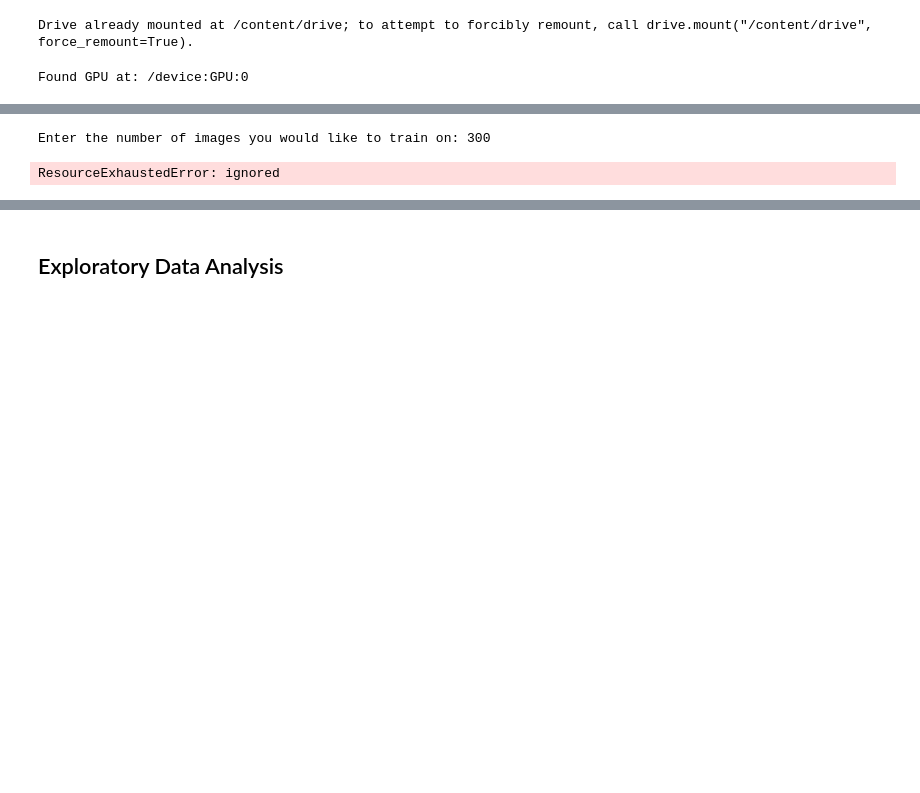
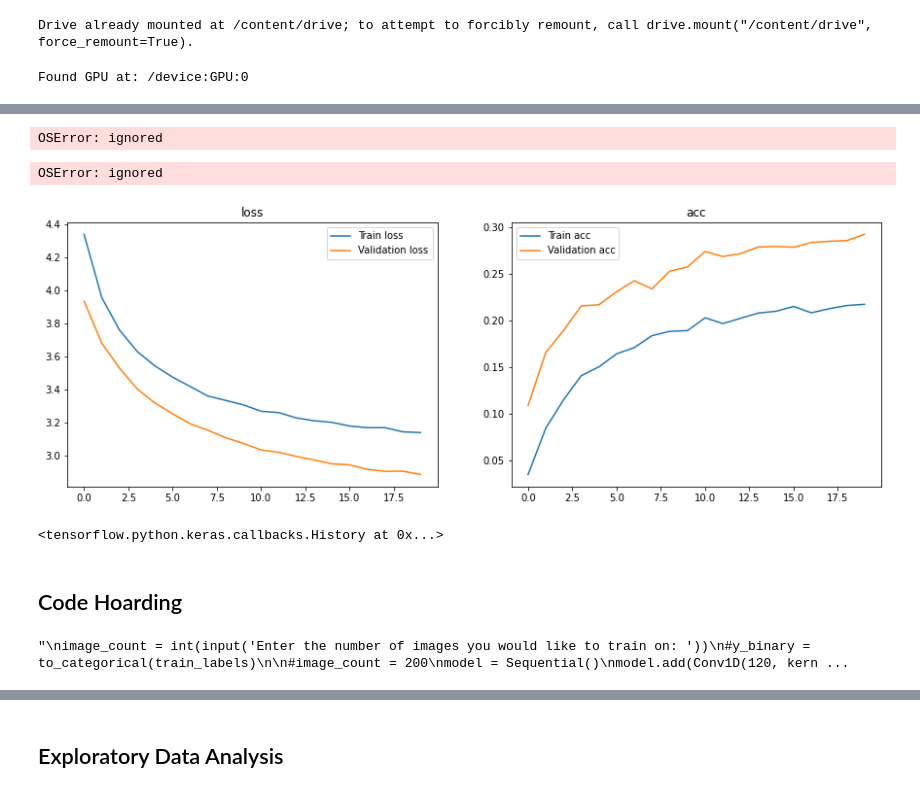
Before and after one commit to rweidinger/dogapp, a Jupyter notebook: GPU_Puppy_Party.ipynb, the cells around one changed output, grey strips where cells are left out. Cells and saved outputs as stored; diff of their text form; code cells hidden in the pictures; blank space fills up the shorter version.

Commit message:
Code cleaning and added code to use tensorboard. However, tensorboard is not yet working.

```diff
--- a/GPU_Puppy_Party.ipynb
+++ b/GPU_Puppy_Party.ipynb
@@ -221,7 +154,7 @@ len(Z)
 # one hot encode the image labels for training
 label_encoder= LabelEncoder()
 Y = label_encoder.fit_transform(Z)
-Y = to_categorical(Y,10)
+Y = to_categorical(Y,breed_count)
 X = np.array(X)
 X=X/255
 
@@ -310,6 +244,19 @@ _________________________________________________________________
 # %%
+# fire up tensorboard
+LOG_DIR = './log'
+get_ipython().system_raw(
+    'tensorboard --logdir {} --host 0.0.0.0 --port 6006 &'
+    .format(LOG_DIR)
+)
+get_ipython().system_raw('./ngrok http 6006 &')
+
+! curl -s http://localhost:4040/api/tunnels | python3 -c \
+    "import sys, json; print(json.load(sys.stdin)['tunnels'][0]['public_url'])"
+print('Tensorboard started.')
+
+model_path = 'drive/My Drive/DogApp/model/'
 checkpoint = ModelCheckpoint(
-    './base.model',
+    filepath = model_path + 'base.model',#'./base.model',
     monitor='val_loss',
     verbose=1,
     save_best_only=True,
@@ -353,23 +302,24 @@ WARNING:tensorflow:`period` argument is deprecated. Please use `save_freq` to sp
 WARNING:tensorflow:`write_grads` will be ignored in TensorFlow 2.0 for the `TensorBoard` Callback.
 WARNING:tensorflow:`batch_size` is no longer needed in the `TensorBoard` Callback and will be ignored in TensorFlow 2.0.
 # %%
+# stable!
 #-----------Optimizers-----------#
 opt = SGD(lr=1e-4,momentum=0.99)
 opt1 = Adam(lr=1e-2)
 #----------Compile---------------#
 model.compile(
     loss='categorical_crossentropy',
-    optimizer='adam',
+    optimizer='Adam',
     metrics=['accuracy']
 )
 #-----------Training------------#
 batch_size = 16
 history = model.fit_generator(
-    augs_gen.flow(x_train,y_train,batch_size=16),
+    augs_gen.flow(x_train,y_train,batch_size=batch_size),#[0][0].repeat(repeats=[2], axis=0),
     validation_data  = (x_test,y_test),
     validation_steps = np.ceil(len(x_test) / batch_size),
     steps_per_epoch  = np.ceil(len(x_train) / batch_size),
-    epochs = 10,
+    epochs = 3,
     verbose = 1,
     callbacks=callbacks
 )
@@ -394,4 +364,38 @@ Epoch 00010: val_loss did not improve from 0.37262
+# %%
+root_path = 'drive/My Drive/DogApp'
+
+!mkdir -p saved_model
+model.save('saved_model/my_model')
+
+model.save(root_path + './base.model/model.h5')
+# %% [output]
+OSError: ignored
+# %%
+show_final_history(history)
+model.load_weights('./base.model')
+model_score = model.evaluate(x_test,y_test)
+print("Model Test Loss:",model_score[0])
+print("Model Test Accuracy:",model_score[1])
+
+model_json = model.to_json()
+with open("model.json","w") as json_file:
+    json_file.write(model_json)
+
+root_path = 'drive/My Drive/DogApp/'
+
+model.save(root_path + 'model.h5')
+print("Weights Saved")
+# %% [output]
+OSError: ignored
+[figure, added]
+# %%
+history
+# %% [output]
+<tensorflow.python.keras.callbacks.History at 0x...>
+# %% [markdown]
+## Code Hoarding
 # %%
+'''
 image_count = int(input('Enter the number of images you would like to train on: '))
 #y_binary = to_categorical(train_labels)
 
@@ -407,6 +411,6 @@ model.add(Dense(250, activation = 'relu'))
 model.add(Dense(120, activation = 'softmax'))
 model.compile(optimizer = 'adam', loss = 'sparse_categorical_crossentropy', metrics = ['accuracy'])
 model.fit(train_data[:image_count], train_labels_numeric[:image_count], validation_split = 0.2, epochs = 100)
+'''
 # %% [output]
-Enter the number of images you would like to train on: 300
+"\nimage_count = int(input('Enter the number of images you would like to train on: '))\n#y_binary = to_categorical(train_labels)\n\n#image_count = 200\nmodel = Sequential()\nmodel.add(Conv1D(120, kern ...
-ResourceExhaustedError: ignored
```
Also changed, not shown: parts of 33 cells of this notebook, 1 other file.
